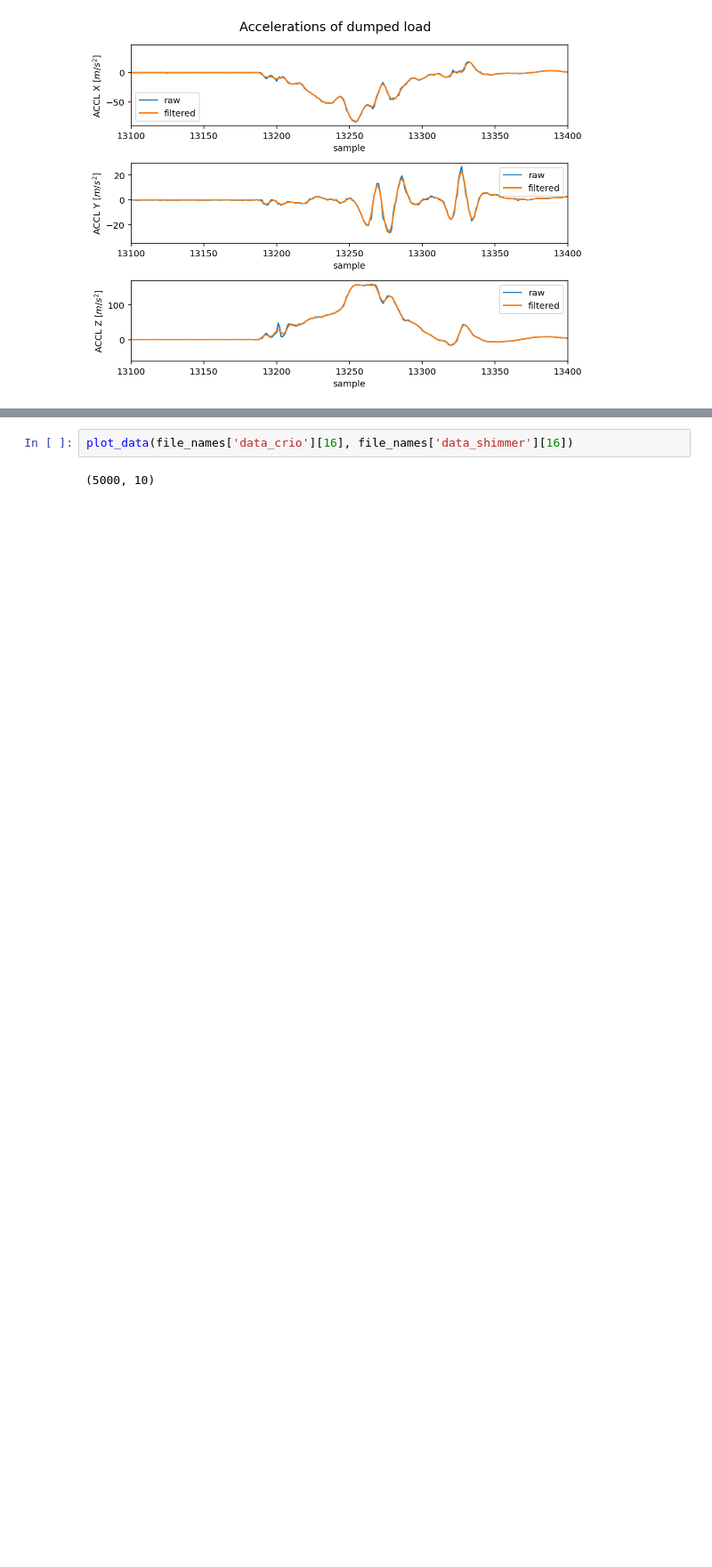
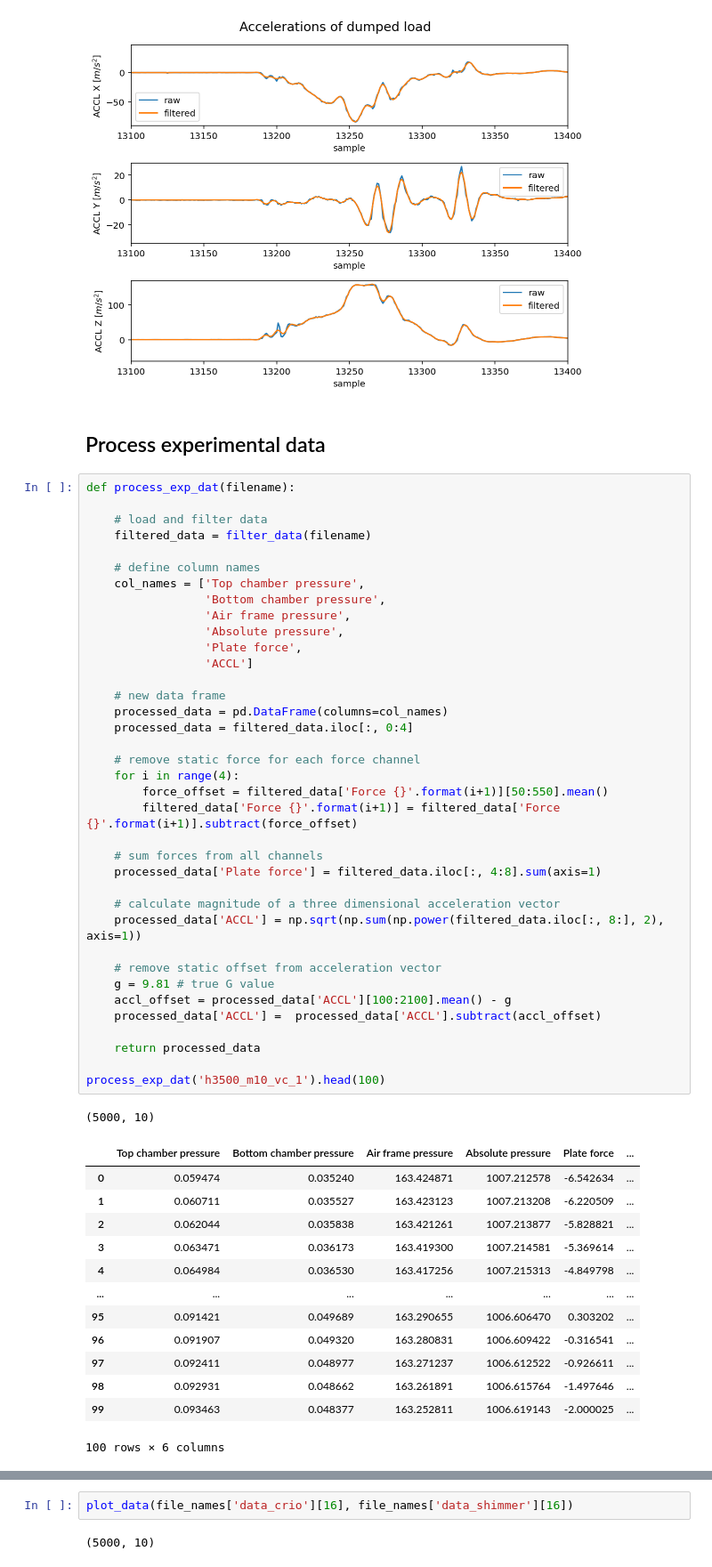
Before and after one commit to Diodak92/Adaptive-Air-Cushion, a Jupyter notebook: experimental_results_for_adaptive_air_caution.ipynb, the cells around one changed output, grey strips where cells are left out. Shown at 89% size. Cells and saved outputs as stored; diff of their text form; blank space fills up the shorter version.

Commit message:
Added experimental data processing: summation of plate forces and acceleration vector

```diff
--- a/experimental_results_for_adaptive_air_caution.ipynb
+++ b/experimental_results_for_adaptive_air_caution.ipynb
@@ -247,6 +246,60 @@ plot_raw_data('h3500_m10_vc_1')
 [figure]
 [figure]
 [figure]
+# %% [markdown]
+## Process experimental data
+# %%
+def process_exp_dat(filename):
+
+    # load and filter data
+    filtered_data = filter_data(filename)
+
+    # define column names
+    col_names = ['Top chamber pressure',
+                 'Bottom chamber pressure',
+                 'Air frame pressure',
+                 'Absolute pressure',
+                 'Plate force',
+                 'ACCL']
+
+    # new data frame
+    processed_data = pd.DataFrame(columns=col_names)
+    processed_data = filtered_data.iloc[:, 0:4]
+
+    # remove static force for each force channel
+    for i in range(4):
+        force_offset = filtered_data['Force {}'.format(i+1)][50:550].mean()
+        filtered_data['Force {}'.format(i+1)] = filtered_data['Force {}'.format(i+1)].subtract(force_offset)
+
+    # sum forces from all channels
+    processed_data['Plate force'] = filtered_data.iloc[:, 4:8].sum(axis=1)
+
+    # calculate magnitude of a three dimensional acceleration vector
+    processed_data['ACCL'] = np.sqrt(np.sum(np.power(filtered_data.iloc[:, 8:], 2), axis=1))
+
+    # remove static offset from acceleration vector
+    g = 9.81 # true G value
+    accl_offset = processed_data['ACCL'][100:2100].mean() - g
+    processed_data['ACCL'] =  processed_data['ACCL'].subtract(accl_offset)
+
+    return processed_data
+
+process_exp_dat('h3500_m10_vc_1').head(100)
+# %% [output]
+(5000, 10)
+|  | Top chamber pressure | Bottom chamber pressure | Air frame pressure | Absolute pressure | Plate force | ... |
+| 0 | 0.059474 | 0.035240 | 163.424871 | 1007.212578 | -6.542634 | ... |
+| 1 | 0.060711 | 0.035527 | 163.423123 | 1007.213208 | -6.220509 | ... |
+| 2 | 0.062044 | 0.035838 | 163.421261 | 1007.213877 | -5.828821 | ... |
+| 3 | 0.063471 | 0.036173 | 163.419300 | 1007.214581 | -5.369614 | ... |
+| 4 | 0.064984 | 0.036530 | 163.417256 | 1007.215313 | -4.849798 | ... |
+| ... | ... | ... | ... | ... | ... | ... |
+| 95 | 0.091421 | 0.049689 | 163.290655 | 1006.606470 | 0.303202 | ... |
+| 96 | 0.091907 | 0.049320 | 163.280831 | 1006.609422 | -0.316541 | ... |
+| 97 | 0.092411 | 0.048977 | 163.271237 | 1006.612522 | -0.926611 | ... |
+| 98 | 0.092931 | 0.048662 | 163.261891 | 1006.615764 | -1.497646 | ... |
+| 99 | 0.093463 | 0.048377 | 163.252811 | 1006.619143 | -2.000025 | ... |
+100 rows × 6 columns
 # %%
 data_range = 3000 # select number of samples to be processed
 
```
Also changed, not shown: parts of 5 cells of this notebook.
